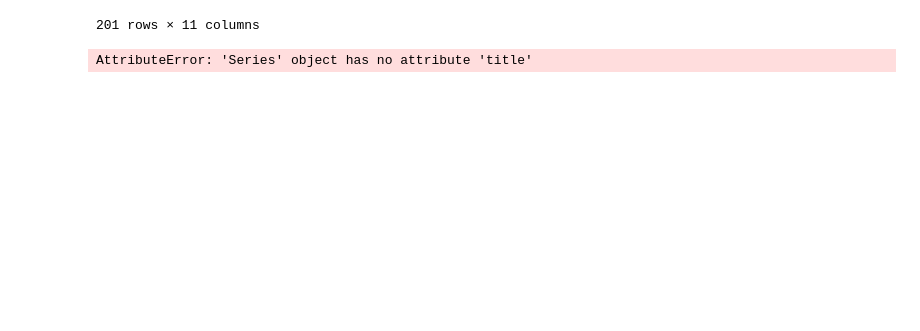
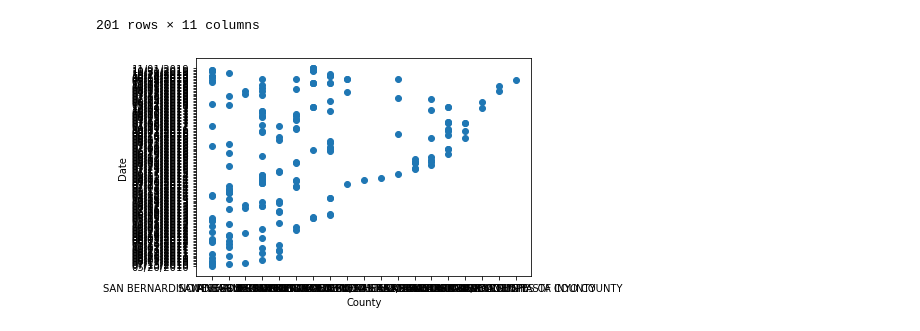
Before and after one commit to jacobdv/extreme-weather, a Jupyter notebook: wf_damage_analysis.ipynb, the cells around one changed output. Cells and saved outputs as stored; diff of their text form; code cells hidden in the pictures; blank space fills up the shorter version.

```diff
--- a/wf_damage_analysis.ipynb
+++ b/wf_damage_analysis.ipynb
@@ -10,5 +12,5 @@ from matplotlib import pyplot as plt
 # %%
-wildfire_df = pd.read_csv('NOAA_csvs/wildfires_2010_2019.csv')
+wildfire = pd.read_csv('NOAA_csvs/wildfires_2010_2019.csv')
 combo = pd.read_csv('NOAA_csvs/wf_combined_zone_county.csv')
 # %%
 # Drop undated fires.
@@ -55,18 +57,19 @@ fire = ""
 new_names = []
 chosen_names = []
 substring = '(ZONE)'
-county_names = [wildfire_df['CZ_NAME_STR']]
+county_names = [wildfire['CZ_NAME_STR']]
+
 
 # Parses through both lists of counties and pulls out only shared values.
-for fire in wildfire_df['CZ_NAME_STR']:
+for fire in wildfire['CZ_NAME_STR']:
     fire = rename_location(fire)
     new_names.append(fire)
-wildfire_df["CZ_NAME_STR"] = new_names
+wildfire["CZ_NAME_STR"] = new_names
 for name in new_names:
     if substring not in name:
         if name not in chosen_names:
             chosen_names.append(name.title())
-for name in wildfire_df['CZ_NAME_STR']:
+for name in wildfire['CZ_NAME_STR']:
     county_names.append(name.title())
 list1 = county_names
 list2 = chosen_names
@@ -76,7 +79,7 @@ for county in range(len(utile_counties)):
 # %%
 # Reduces NOAA data to rows found in the usable counties. (119 Fires in Ten Years)
 clean_wf = pd.DataFrame()
-clean_wf = wildfire_df[wildfire_df["CZ_NAME_STR"].isin(utile_counties)]
+clean_wf = wildfire[wildfire["CZ_NAME_STR"].isin(utile_counties)]
 # Renames columns.
 clean_wf = clean_wf[['EVENT_ID', 'CZ_NAME_STR', 'BEGIN_DATE', 'EVENT_TYPE', 'DEATHS_DIRECT', 'DEATHS_INDIRECT',
                                 'INJURIES_DIRECT', 'INJURIES_INDIRECT', 'DAMAGE_PROPERTY_NUM', 'DAMAGE_CROPS_NUM', 'CZ_FIPS']]
@@ -106,7 +109,3 @@ clean_wf
 | 395 | 863914 | VENTURA COUNTY | 11/01/2019 | Wildfire | 0 | 0 | 0 | ... |
 | 396 | 863915 | VENTURA COUNTY | 11/01/2019 | Wildfire | 0 | 0 | 0 | ... |
 201 rows × 11 columns
-# %%
-clean_wf['County Name'] = clean_wf['County Name'].title()
-# %% [output]
-AttributeError: 'Series' object has no attribute 'title'
@@ -112,0 +145,7 @@ AttributeError: 'Series' object has no attribute 'title'
+# %%
+plt.scatter(clean_wf.iloc[:,1],clean_wf.iloc[:,2])
+plt.xlabel('County')
+plt.ylabel('Date')
+plt.show()
+# %% [output]
+[figure, added]
```
Also changed, not shown: parts of 13 cells of this notebook, 2 other files.
